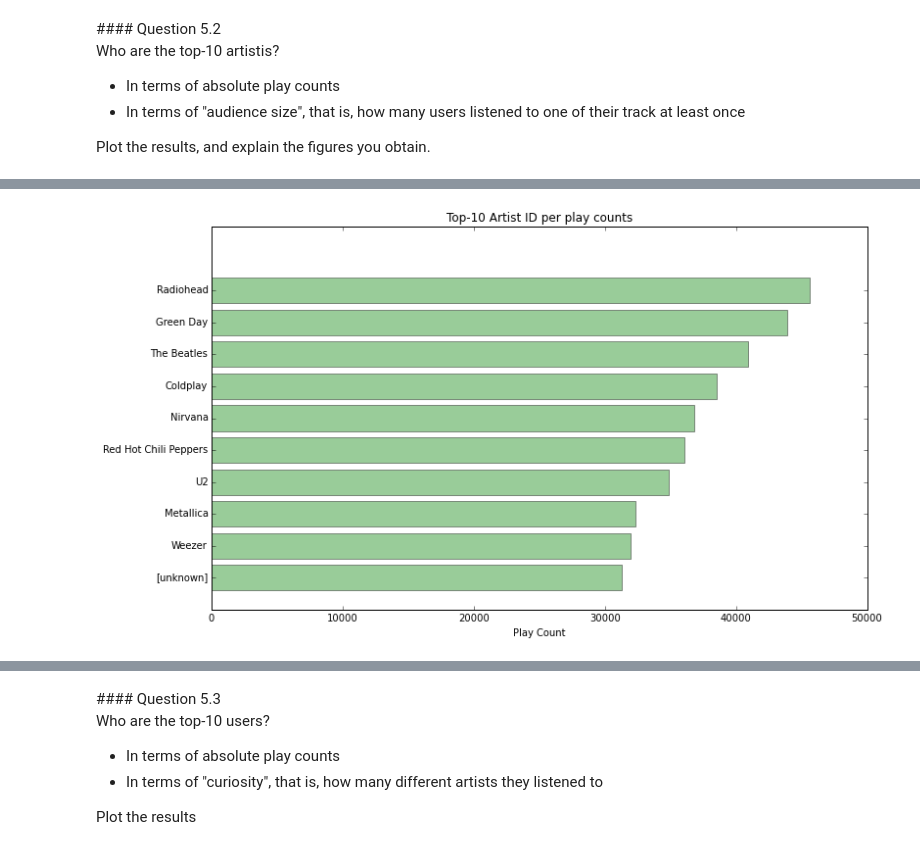
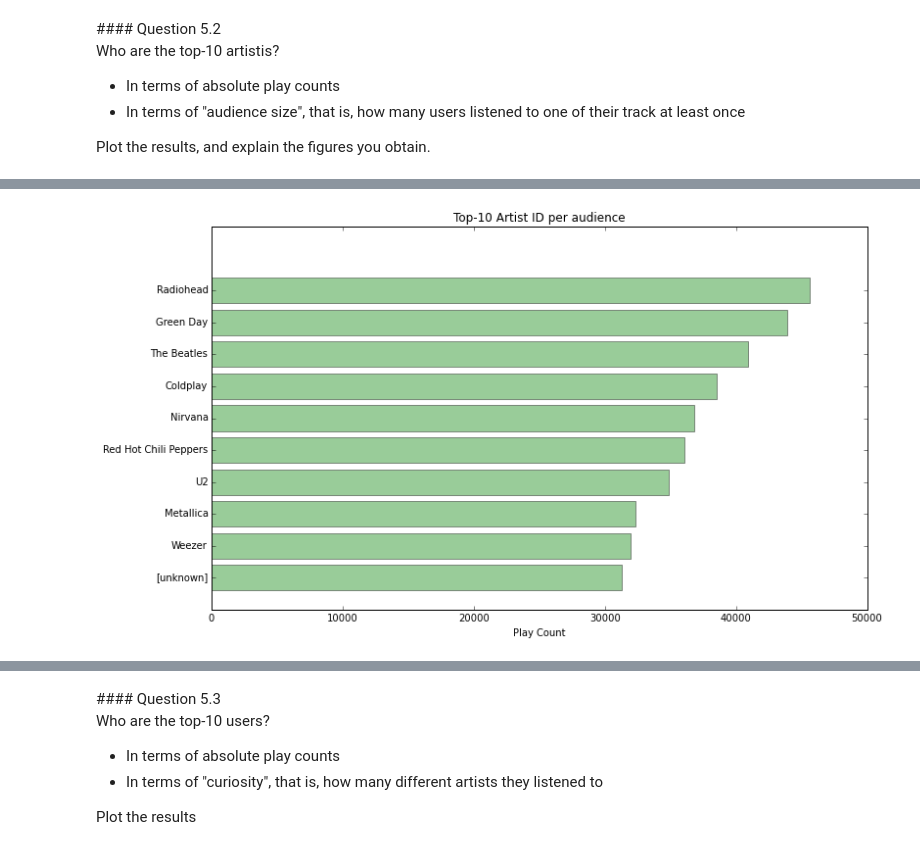
Before and after one commit to MatteoRomiti/Algorithmic-Machine-Learning, a Jupyter notebook: Notebooks/[Lecture 3+4] Recommender algorithm - Music recommendations.ipynb, the cells around one changed output, grey strips where cells are left out. Cells and saved outputs as stored; diff of their text form; code cells hidden in the pictures.

```diff
--- a/Notebooks/[Lecture 3+4] Recommender algorithm - Music recommendations.ipynb
+++ b/Notebooks/[Lecture 3+4] Recommender algorithm - Music recommendations.ipynb
@@ -818,16 +1006,16 @@ popularArtistsDF = newUserArtistDF.select('userID', 'artistID').groupBy('artistI
 # %%
 sortedPD = pd.DataFrame(data=popularArtistsDF.limit(10).collect())
 artists = sortedPD[1].values
 counts = sortedPD[0].values
 
 y_pos = np.arange(len(artists))
 plt.figure(figsize=(12,7))
 
 plt.barh(y_pos, counts, align='center', alpha=0.4, color='green')
 plt.yticks(y_pos, artists)
 plt.gca().invert_yaxis()
 plt.xlabel('Play Count')
-plt.title('Top-10 Artist ID per play counts')
+plt.title('Top-10 Artist ID per audience')
 plt.show()
 # %% [output]
-[figure, old version]
+[figure, new version]
```
Also changed, not shown: parts of 35 cells of this notebook.
